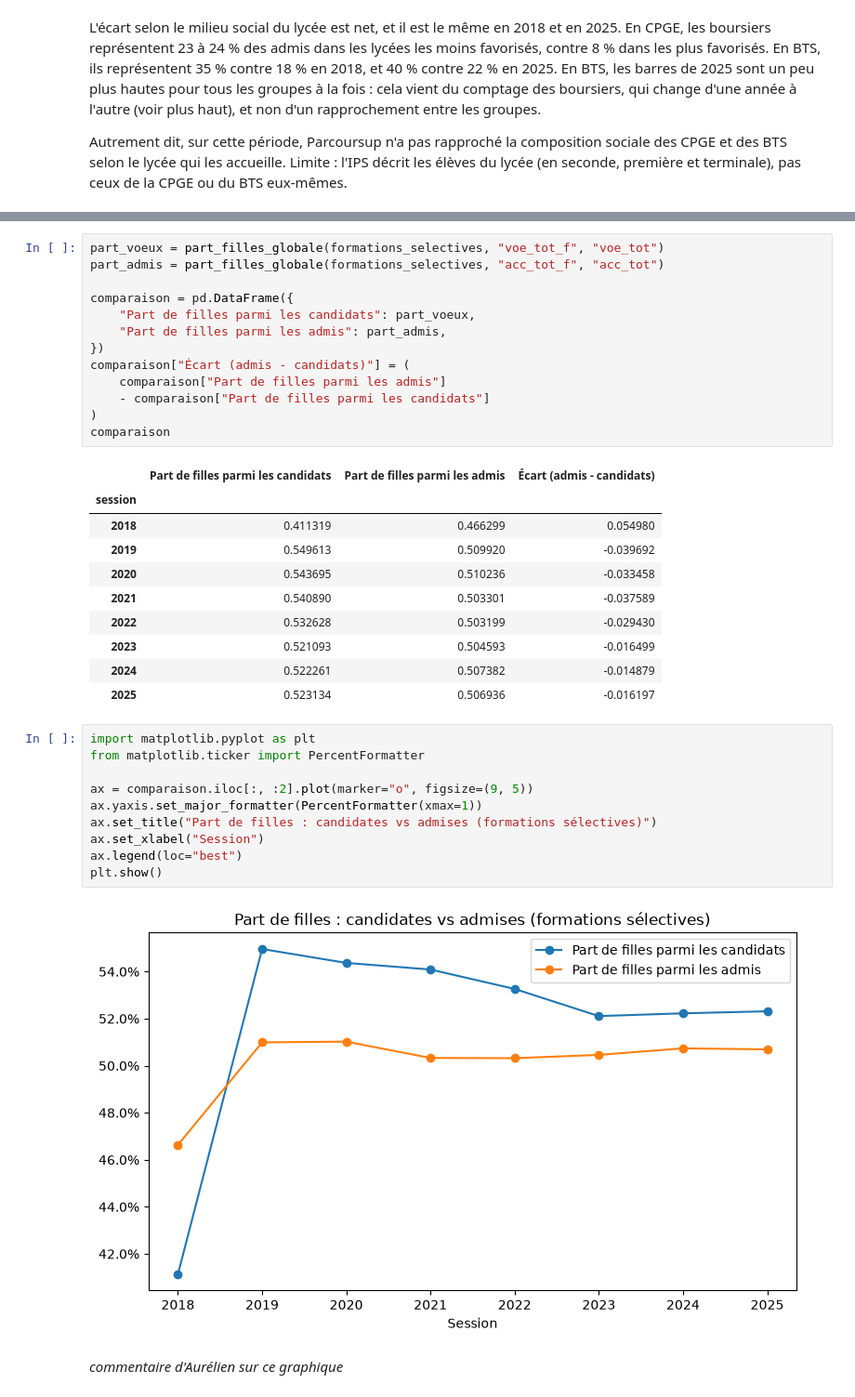
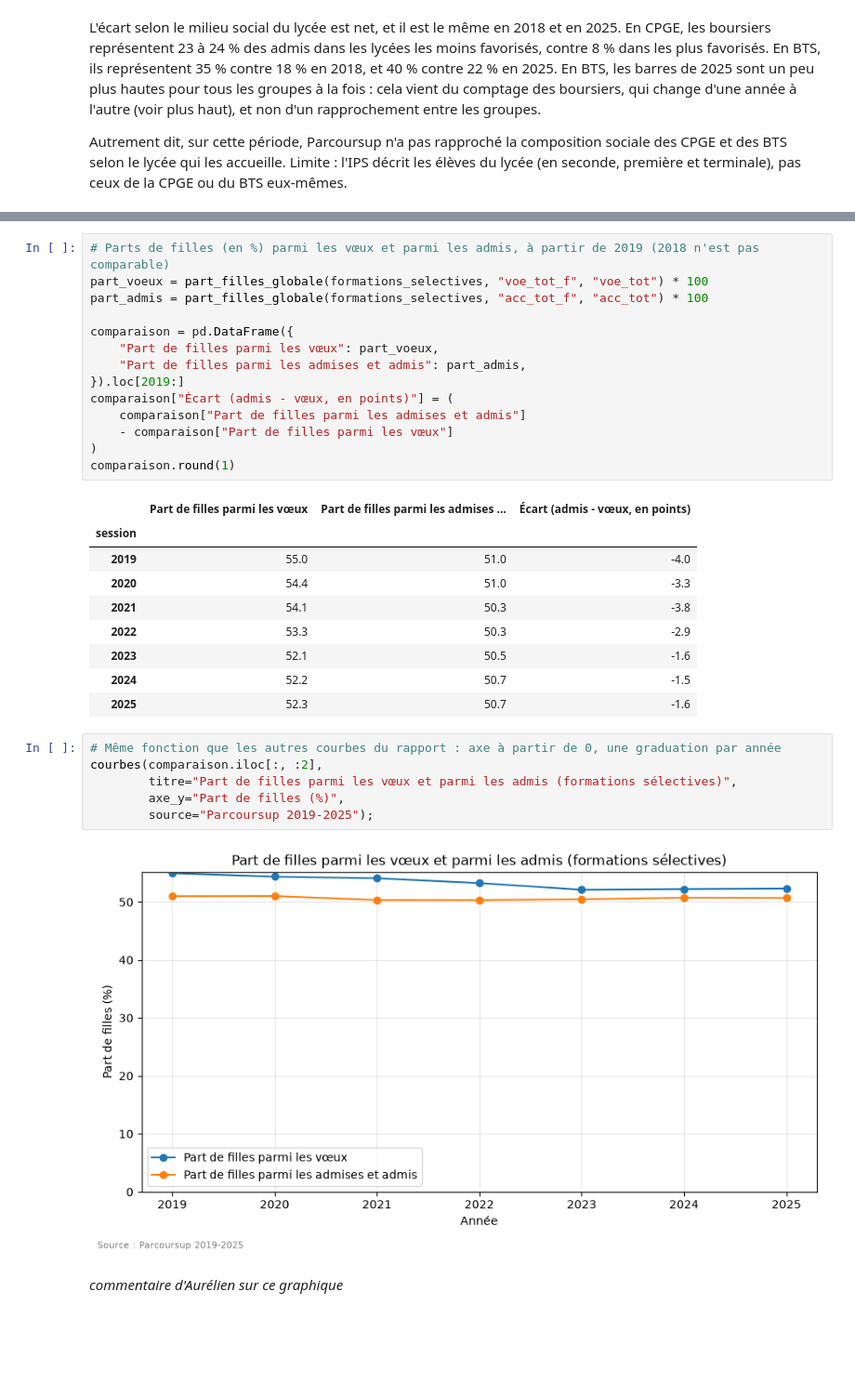
Before and after one commit to Light-star01/python_datascience, a Jupyter notebook: notebooks/rapport.ipynb, the cells around one changed output, grey strips where cells are left out. Shown at 93% size. Drawn from its saved outputs; the diff is of its cells as text; blank space fills up the shorter version.

Commit message:
Correction des mentions et de la mixité
Très bien à 0 avant 2021 (acc_tbf vide), mixité à partir de 2019, chemin d'import relatif.

```diff
--- a/notebooks/rapport.ipynb
+++ b/notebooks/rapport.ipynb
@@ -273,39 +275,35 @@ Nous allons donc regarder comment à évoluer ce critère depuis 2018.
 # %%
-part_voeux = part_filles_globale(formations_selectives, "voe_tot_f", "voe_tot")
-part_admis = part_filles_globale(formations_selectives, "acc_tot_f", "acc_tot")
+# Parts de filles (en %) parmi les vœux et parmi les admis, à partir de 2019 (2018 n'est pas comparable)
+part_voeux = part_filles_globale(formations_selectives, "voe_tot_f", "voe_tot") * 100
+part_admis = part_filles_globale(formations_selectives, "acc_tot_f", "acc_tot") * 100
 
 comparaison = pd.DataFrame({
-    "Part de filles parmi les candidats": part_voeux,
-    "Part de filles parmi les admis": part_admis,
-})
-comparaison["Écart (admis - candidats)"] = (
-    comparaison["Part de filles parmi les admis"]
-    - comparaison["Part de filles parmi les candidats"]
+    "Part de filles parmi les vœux": part_voeux,
+    "Part de filles parmi les admises et admis": part_admis,
+}).loc[2019:]
+comparaison["Écart (admis - vœux, en points)"] = (
+    comparaison["Part de filles parmi les admises et admis"]
+    - comparaison["Part de filles parmi les vœux"]
 )
-comparaison
+comparaison.round(1)
 # %% [output]
-|  | Part de filles parmi les candidats | Part de filles parmi les admis | Écart (admis - candidats) |
+|  | Part de filles parmi les vœux | Part de filles parmi les admises ... | Écart (admis - vœux, en points) |
 | session |  |  |  |
-| 2018 | 0.411319 | 0.466299 | 0.054980 |
-| 2019 | 0.549613 | 0.509920 | -0.039692 |
-| 2020 | 0.543695 | 0.510236 | -0.033458 |
-| 2021 | 0.540890 | 0.503301 | -0.037589 |
-| 2022 | 0.532628 | 0.503199 | -0.029430 |
-| 2023 | 0.521093 | 0.504593 | -0.016499 |
-| 2024 | 0.522261 | 0.507382 | -0.014879 |
-| 2025 | 0.523134 | 0.506936 | -0.016197 |
+| 2019 | 55.0 | 51.0 | -4.0 |
+| 2020 | 54.4 | 51.0 | -3.3 |
+| 2021 | 54.1 | 50.3 | -3.8 |
+| 2022 | 53.3 | 50.3 | -2.9 |
+| 2023 | 52.1 | 50.5 | -1.6 |
+| 2024 | 52.2 | 50.7 | -1.5 |
+| 2025 | 52.3 | 50.7 | -1.6 |
 # %%
-import matplotlib.pyplot as plt
-from matplotlib.ticker import PercentFormatter
-
-ax = comparaison.iloc[:, :2].plot(marker="o", figsize=(9, 5))
-ax.yaxis.set_major_formatter(PercentFormatter(xmax=1))
-ax.set_title("Part de filles : candidates vs admises (formations sélectives)")
-ax.set_xlabel("Session")
-ax.legend(loc="best")
-plt.show()
+# Même fonction que les autres courbes du rapport : axe à partir de 0, une graduation par année
+courbes(comparaison.iloc[:, :2],
+        titre="Part de filles parmi les vœux et parmi les admis (formations sélectives)",
+        axe_y="Part de filles (%)",
+        source="Parcoursup 2019-2025");
 # %% [output]
-[figure, old version]
+[figure, new version]
 # %% [markdown]
 *commentaire d'Aurélien sur ce graphique*
 # %% [markdown]
```
Also changed, not shown: parts of 4 cells of this notebook, 1 other file.
